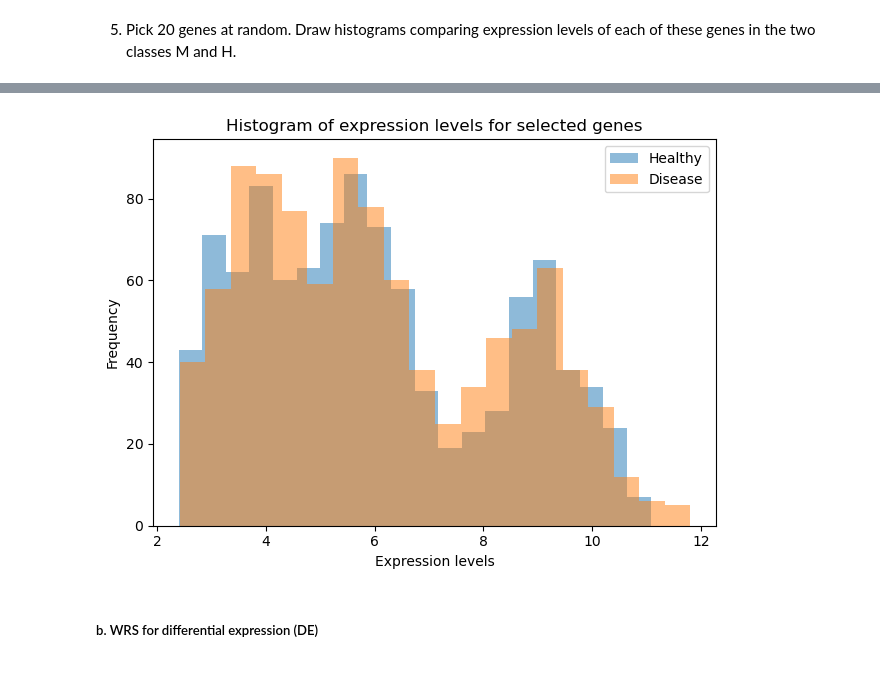
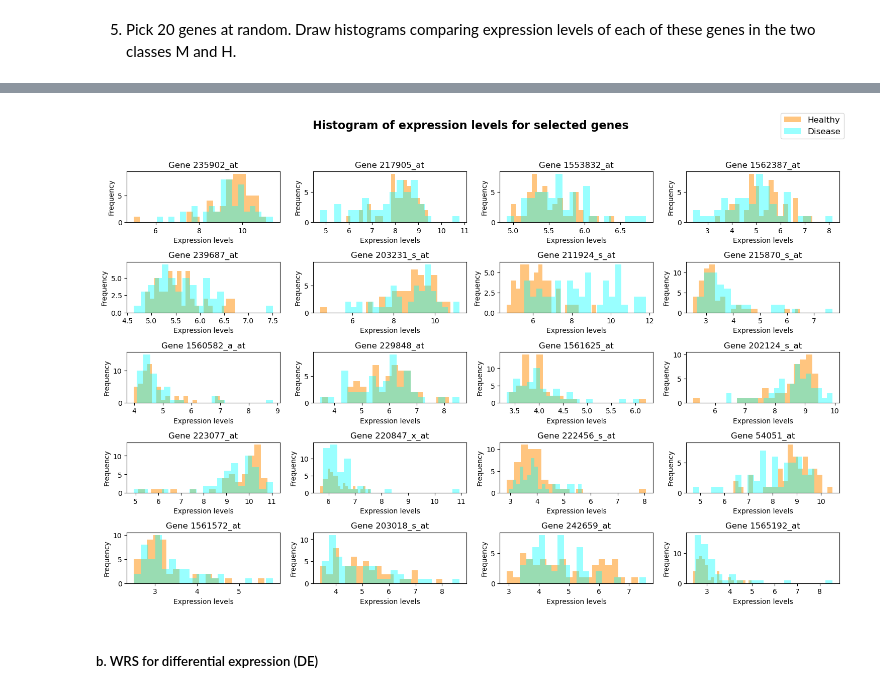
Before and after one commit to matanyaw9/iml_project, a Jupyter notebook: part_1.ipynb, the cells around one changed output, grey strips where cells are left out. Drawn from its saved outputs; the diff is of its cells as text; code cells hidden in the pictures.

```diff
--- a/part_1.ipynb
+++ b/part_1.ipynb
@@ -142,26 +141,32 @@ Index(['1553086_at', '216186_at', '230652_at', '239337_at', '1561595_x_at',
       dtype='object', name='ID_REF')
-# %%
-np.random.seed(0)
-SAMPLE_AMOUNT = 20
-selected_genes = cleaned_df.sample(SAMPLE_AMOUNT, axis=GENE_AXIS).index
-
-
-df_healthy = cleaned_df.loc[selected_genes, healthy_samples].values.flatten()
-df_disease = cleaned_df.loc[selected_genes, disease_samples].values.flatten()
-
-plt.hist(df_healthy, bins=20, alpha=0.5, label='Healthy')
-plt.hist(df_disease, bins=20, alpha=0.5, label='Disease')
-plt.legend(loc='upper right')
-plt.xlabel('Expression levels')
-plt.ylabel('Frequency')
-plt.title('Histogram of expression levels for selected genes')
-
-
-
-plt.tight_layout()
-plt.show()
-# %% [output]
-[figure, removed]
+# %%
+np.random.seed(0)
+SAMPLE_AMOUNT = 20
+selected_genes = cleaned_df.sample(SAMPLE_AMOUNT, axis=GENE_AXIS).index
+
+healthy_color = 'darkorange'
+disease_color = 'cyan'
+
+# plt.figure(figsize=(15, 10))
+fig, axes = plt.subplots(nrows=5, ncols=4, figsize=(15, 10))
+fig.suptitle('Histogram of expression levels for selected genes', fontsize=16, fontweight='bold')
+axes = axes.flatten()
+for i, gene in enumerate(selected_genes):
+    ax = axes[i]
+    df_healthy = cleaned_df.loc[gene, healthy_samples]
+    df_disease = cleaned_df.loc[gene, disease_samples]
+
+    ax.hist(df_healthy, bins=20, alpha=0.5, label='Healthy', color=healthy_color)
+    ax.hist(df_disease, bins=20, alpha=0.4, label='Disease', color=disease_color)
+    ax.set_xlabel('Expression levels')
+    ax.set_ylabel('Frequency')
+    ax.set_title(f'Gene {gene}')
+    # ax.legend(loc='upper right')
+fig.legend(["Healthy", "Disease"], loc='upper right', fontsize='12', frameon=True, )
+fig.tight_layout(rect=[0, 0, 1, 0.95])
+plt.show()
+# %% [output]
+[figure, added]
 # %% [markdown]
 ##### b. WRS for differential expression (DE)
 # %% [markdown]
```
Also changed, not shown: parts of 24 cells of this notebook.
